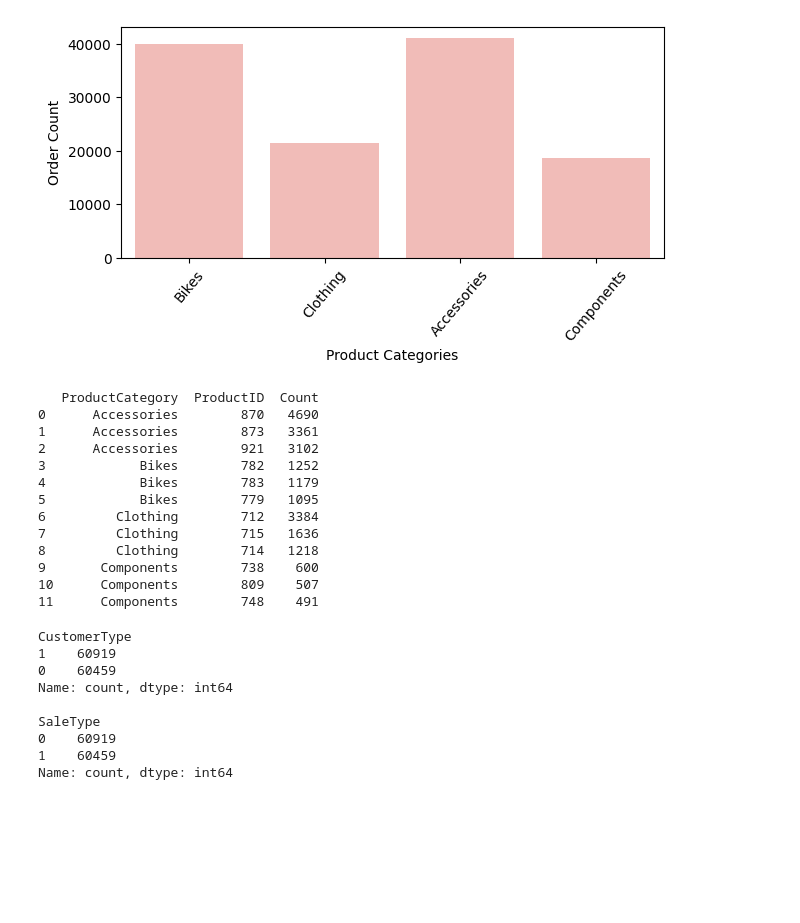
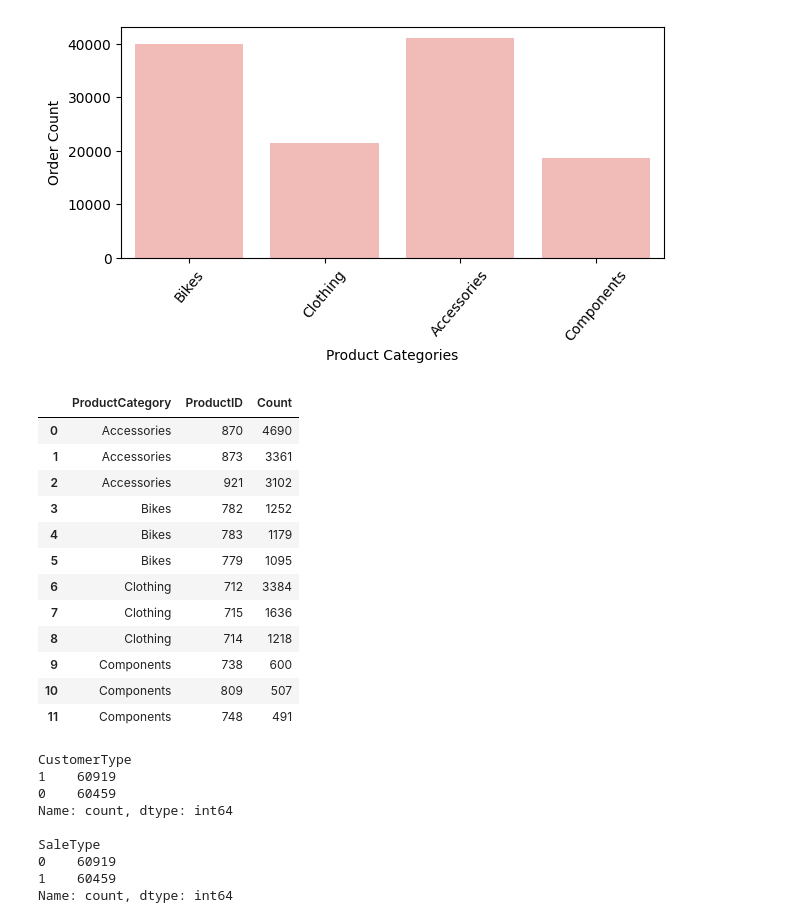
Before and after one commit to dsprincess/python-projects, a Jupyter notebook: Clustering_Customer_Segmentation_AW2022/taskupdated.ipynb, the cells around one changed output. Cells and saved outputs as stored; diff of their text form; code cells hidden in the pictures; blank space fills up the shorter version.

```diff
--- a/Clustering_Customer_Segmentation_AW2022/taskupdated.ipynb
+++ b/Clustering_Customer_Segmentation_AW2022/taskupdated.ipynb
@@ -263,31 +255,29 @@ plt.ylabel("Order Count")
 Text(0, 0.5, 'Order Count')
 [figure]
 # %%
+# Additional analysis only about the products and its categories
 # Top Products per Category
 
-# Step 1: Group by ProductCategory and ProductID and count occurrences
+# Group by ProductCategory and ProductID and count occurrences
 product_counts = df_combined.groupby(['ProductCategory', 'ProductID']).size().reset_index(name='Count')
 
-# Step 2: Sort the values first by ProductCategory, then by Count (in descending order)
+# Sort the values first by ProductCategory, then by Count (in descending order)
 product_counts = product_counts.sort_values(['ProductCategory', 'Count'], ascending=[True, False])
 
 # Step 3: Select the top 3 ProductID for each ProductCategory
-top3_products = product_counts.groupby('ProductCategory').head(3).reset_index(drop=True)
-
-# Display the top 3 products with their counts
-print(top3_products)
+product_counts.groupby('ProductCategory').head(3).reset_index(drop=True)
 # %% [output]
-   ProductCategory  ProductID  Count
-0      Accessories        870   4690
-1      Accessories        873   3361
-2      Accessories        921   3102
-3            Bikes        782   1252
-4            Bikes        783   1179
-5            Bikes        779   1095
-6         Clothing        712   3384
-7         Clothing        715   1636
-8         Clothing        714   1218
-9       Components        738    600
-10      Components        809    507
-11      Components        748    491
+|  | ProductCategory | ProductID | Count |
+| 0 | Accessories | 870 | 4690 |
+| 1 | Accessories | 873 | 3361 |
+| 2 | Accessories | 921 | 3102 |
+| 3 | Bikes | 782 | 1252 |
+| 4 | Bikes | 783 | 1179 |
+| 5 | Bikes | 779 | 1095 |
+| 6 | Clothing | 712 | 3384 |
+| 7 | Clothing | 715 | 1636 |
+| 8 | Clothing | 714 | 1218 |
+| 9 | Components | 738 | 600 |
+| 10 | Components | 809 | 507 |
+| 11 | Components | 748 | 491 |
 # %%
```
Also changed, not shown: parts of 35 cells of this notebook.
